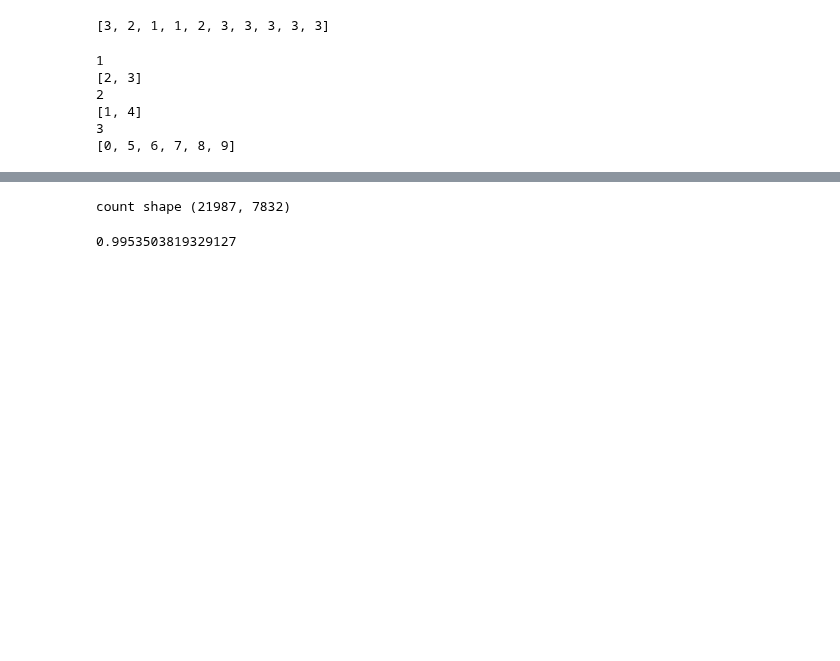
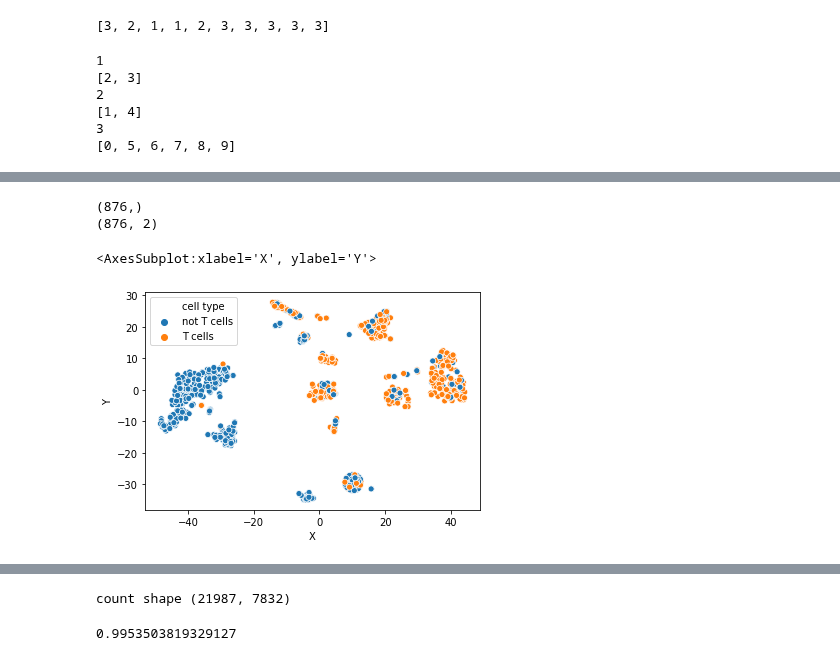
Before and after one commit to ItayShlosberg/classifying-response-to-immunotherapy, a Jupyter notebook: playgrounds/playground_nb.ipynb, the cells around one changed output, grey strips where cells are left out. Cells and saved outputs as stored; diff of their text form; code cells hidden in the pictures; blank space fills up the shorter version.

```diff
--- a/playgrounds/playground_nb.ipynb
+++ b/playgrounds/playground_nb.ipynb
@@ -275,0 +312,38 @@ should_be_removed: False
+# %%
+# coloring by is_myeloid and is_lymphoid
+cell_types = rna_sample.cells_information.getattr('cell_type_list')
+colors = []
+for i in cell_types:
+    if 'T cells' in i:
+        colors.append('T cells')
+    else:
+        colors.append('not T cells')
+# plt.scatter(cells_embedded[:, 0], cells_embedded[:, 1], c=colors, edgecolors='none')
+# %%
+import seaborn as sns
+
+
+
+
+# sns.scatterplot(x="gdpPercap", y="lifeExp",
+#               hue="continent",
+#               data=cells_embedded)
+
+
+
+# sns.scatterplot(x=cells_embedded[:,0], y=cells_embedded[:,1])
+# df = pd.DataFrame(np.concatenate([cells_embedded ,np.array(colors)[..., np.newaxis]], axis=1), columns=['X', 'Y', 'c'])
+df = pd.DataFrame(cells_embedded, columns=['X', 'Y'])
+df ["cell type"] = colors
+print(np.array(colors).shape)
+print(cells_embedded.shape)
+
+# np.concatenate([cells_embedded ,np.array(colors)[..., np.newaxis]], axis=1)
+sns.scatterplot(x="X", y="Y",
+              hue="cell type",
+              data=df)
+# %% [output]
+(876,)
+(876, 2)
+<AxesSubplot:xlabel='X', ylabel='Y'>
+[figure, added]
```
Also changed, not shown: parts of 12 cells of this notebook, 3 other files.
